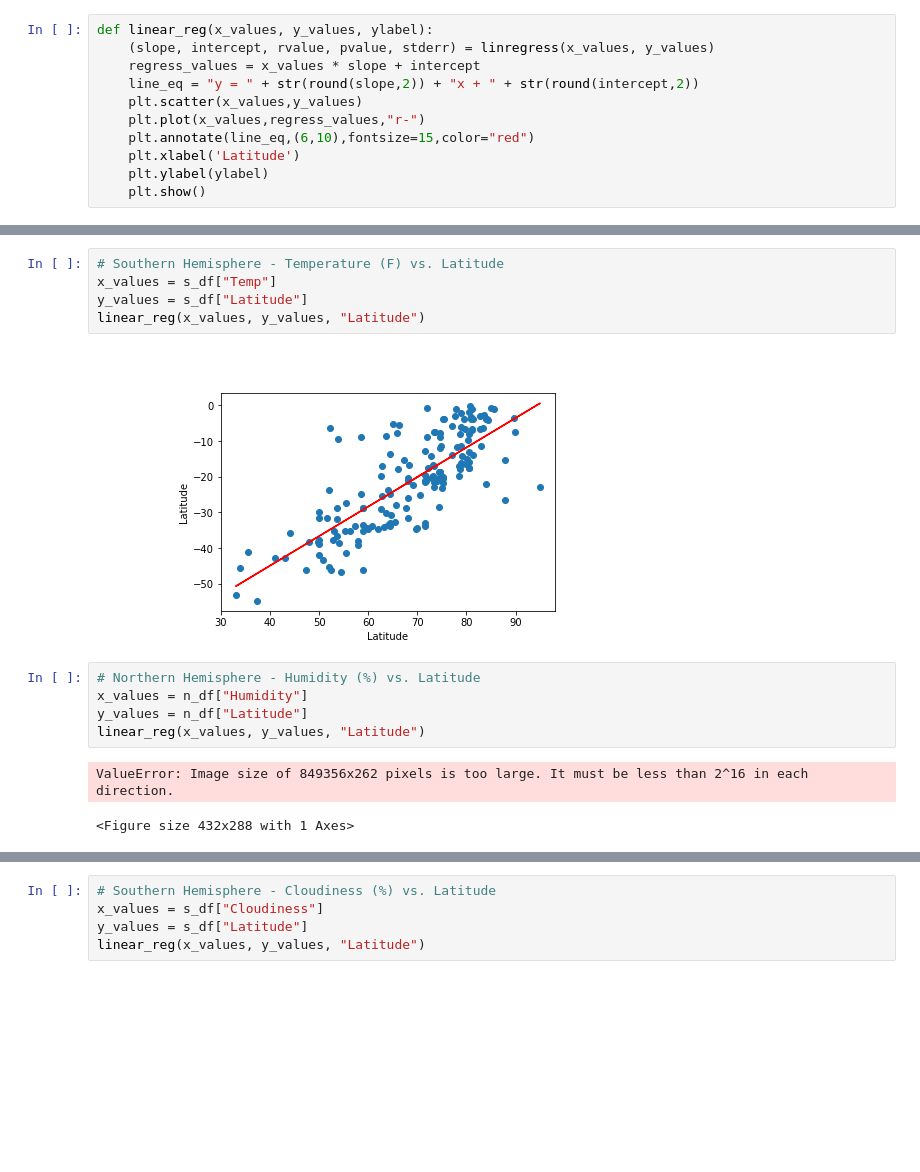
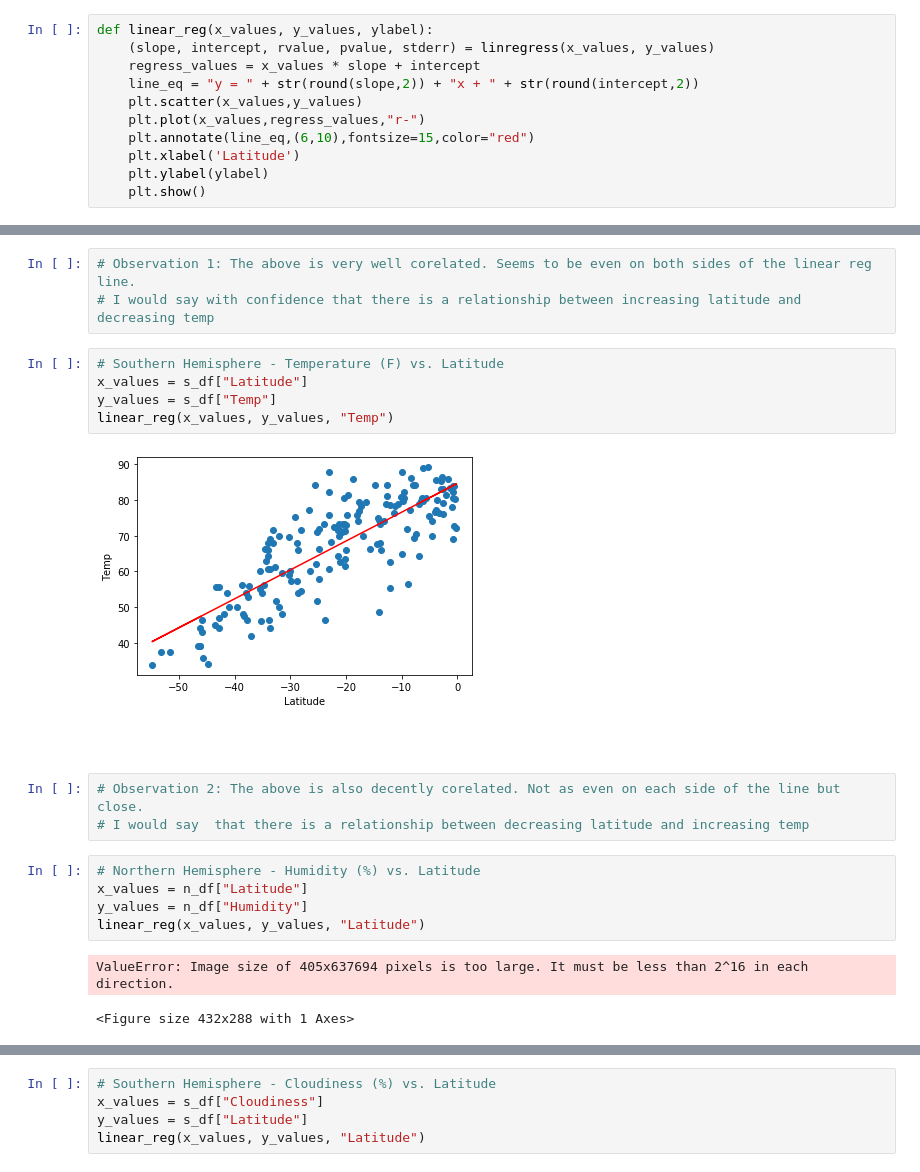
Before and after one commit to mshoemake3224/python-api-challenge, a Jupyter notebook: WeatherPy/Weather.ipynb, the cells around one changed output, grey strips where cells are left out. Saved outputs shown, nothing was run; the diff lists cells and outputs as text; blank space fills up the shorter version.

Commit message:
Update with observations

```diff
--- a/WeatherPy/Weather.ipynb
+++ b/WeatherPy/Weather.ipynb
@@ -224,17 +224,23 @@ linear_reg(x_values, y_values, "Temp")
+# %%
+# Observation 1: The above is very well corelated. Seems to be even on both sides of the linear reg line.
+# I would say with confidence that there is a relationship between increasing latitude and decreasing temp
 # %%
 # Southern Hemisphere - Temperature (F) vs. Latitude
-x_values = s_df["Temp"]
-y_values = s_df["Latitude"]
-linear_reg(x_values, y_values, "Latitude")
+x_values = s_df["Latitude"]
+y_values = s_df["Temp"]
+linear_reg(x_values, y_values, "Temp")
 # %% [output]
-[figure, old version]
+[figure, new version]
+# %%
+# Observation 2: The above is also decently corelated. Not as even on each side of the line but close.
+# I would say  that there is a relationship between decreasing latitude and increasing temp
 # %%
 # Northern Hemisphere - Humidity (%) vs. Latitude
-x_values = n_df["Humidity"]
-y_values = n_df["Latitude"]
+x_values = n_df["Latitude"]
+y_values = n_df["Humidity"]
 linear_reg(x_values, y_values, "Latitude")
 # %% [output]
-ValueError: Image size of 849356x262 pixels is too large. It must be less than 2^16 in each direction.
+ValueError: Image size of 405x637694 pixels is too large. It must be less than 2^16 in each direction.
 <Figure size 432x288 with 1 Axes>
 # %%
 # Southern Hemisphere - Humidity (%) vs. Latitude
```
Also changed, not shown: parts of 8 cells of this notebook, 1 other file.
